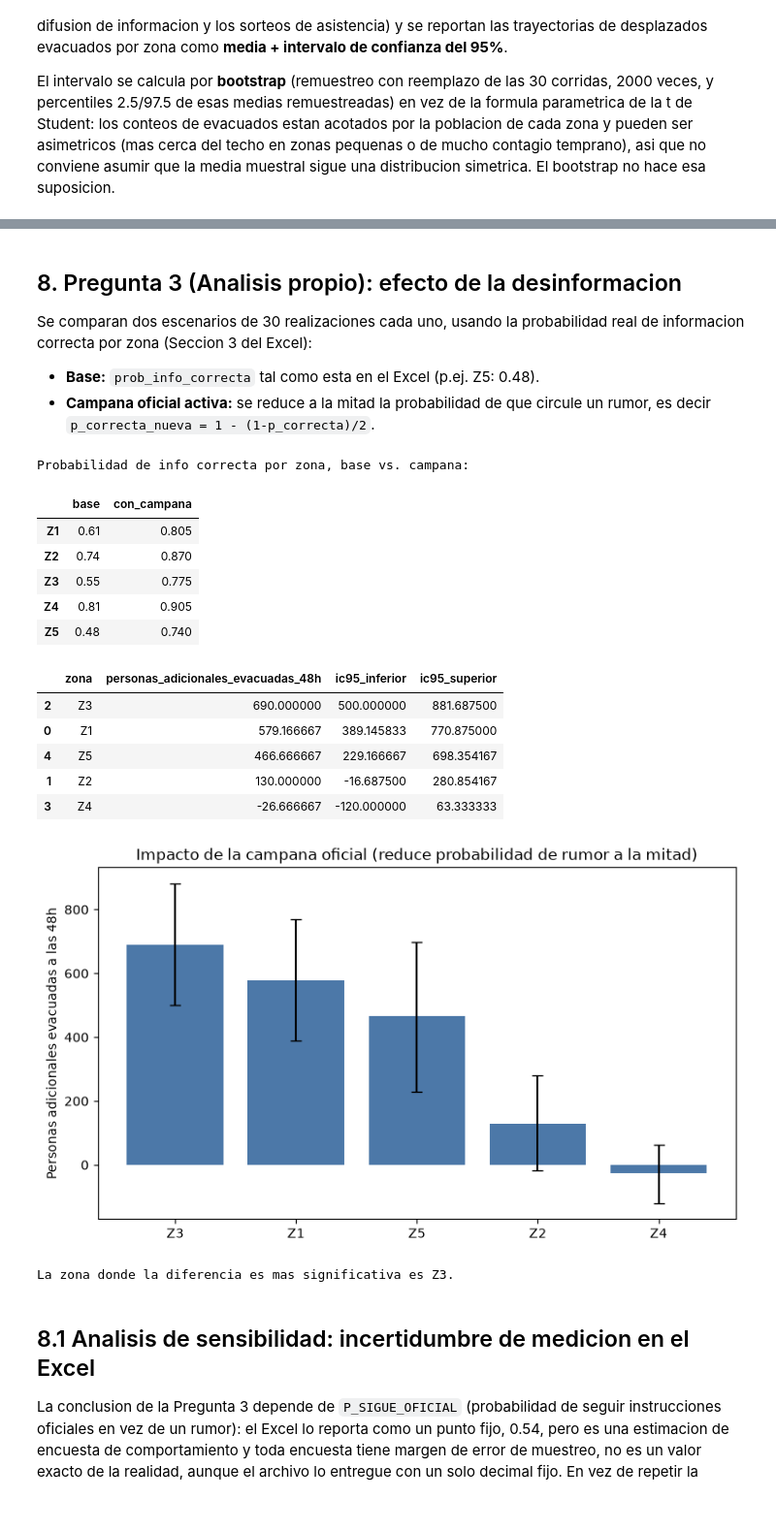
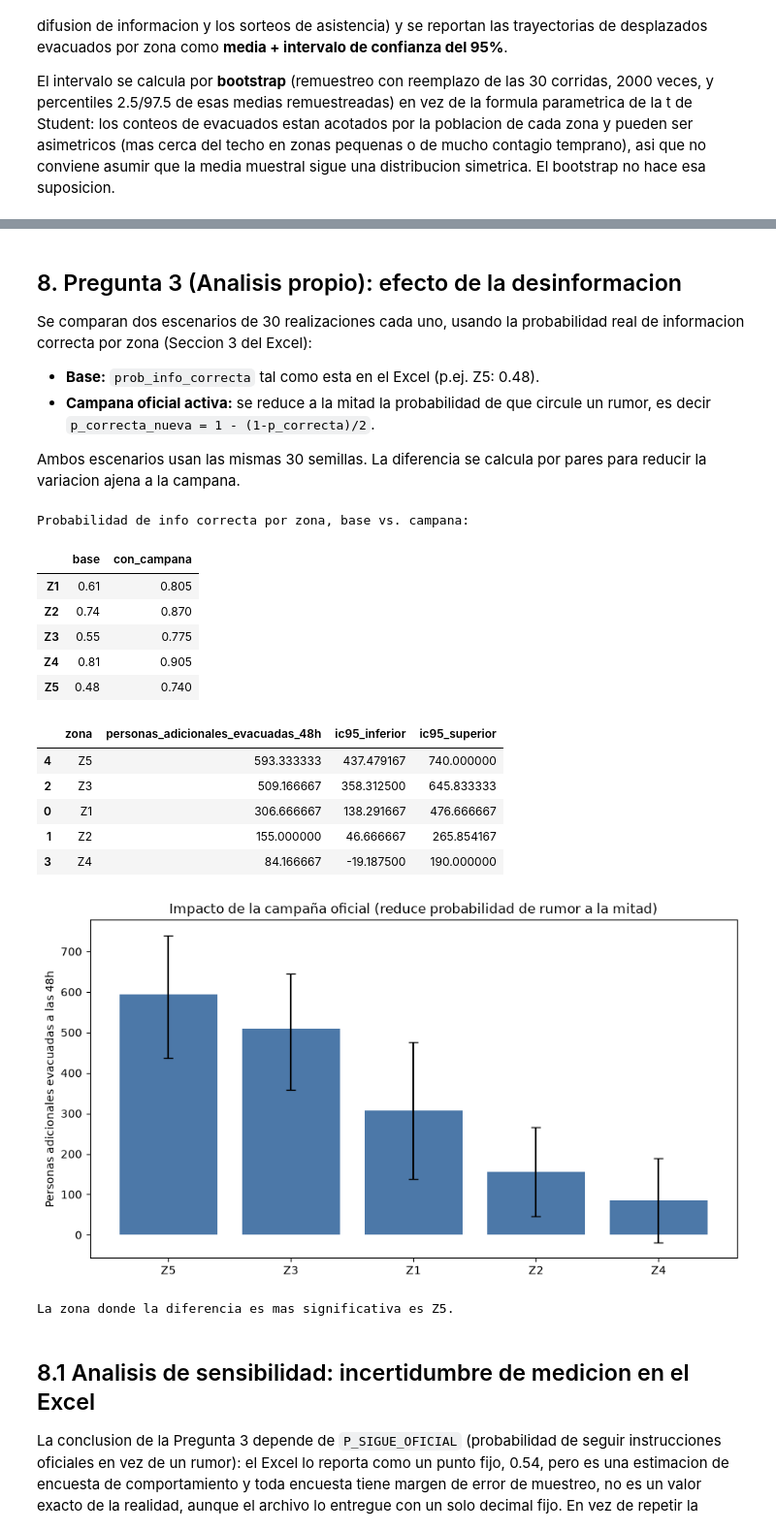
Before and after one commit to DufreyM/CC2017-Examen1, a Jupyter notebook: notebooks/grupo6_modelo.ipynb, the cells around one changed output, grey strips where cells are left out. Shown at 97% size. Drawn from its saved outputs; the diff is of its cells as text; code cells hidden in the pictures.

```diff
--- a/notebooks/grupo6_modelo.ipynb
+++ b/notebooks/grupo6_modelo.ipynb
@@ -80,6 +79,9 @@ from src import grupo6_model as m
 OUTPUT_DIR = PROJECT_ROOT / "data" / "processed"
 OUTPUT_DIR.mkdir(parents=True, exist_ok=True)
 
+FIGURES_DIR = PROJECT_ROOT / "reports" / "figures"
+FIGURES_DIR.mkdir(parents=True, exist_ok=True)
+
 plt.rcParams["figure.figsize"] = (9, 5)
 pd.set_option("display.width", 120)
 # %% [markdown]
@@ -596,8 +772,11 @@ probabilidad real de informacion correcta por zona (Seccion 3 del Excel):
 - **Base:** `prob_info_correcta` tal como esta en el Excel (p.ej. Z5: 0.48).
 - **Campana oficial activa:** se reduce a la mitad la probabilidad de que
   circule un rumor, es decir `p_correcta_nueva = 1 - (1-p_correcta)/2`.
+
+Ambos escenarios usan las mismas 30 semillas. La diferencia se calcula
+por pares para reducir la variacion ajena a la campana.
 # %%
-trayectorias_campana, corridas_campana = correr_monte_carlo(campana_activa=True, semilla_base=5000)
+trayectorias_campana, corridas_campana = correr_monte_carlo(campana_activa=True, semilla_base=1000)
 media_campana, lo_campana, hi_campana = media_ic95(trayectorias_campana)
 
 print("Probabilidad de info correcta por zona, base vs. campana:")
@@ -627,26 +806,28 @@ Probabilidad de info correcta por zona, base vs. campana:
 | Z4 | 0.81 | 0.905 |
 | Z5 | 0.48 | 0.740 |
 |  | zona | personas_adicionales_evacuadas_48h | ic95_inferior | ic95_superior |
-| 2 | Z3 | 690.000000 | 500.000000 | 881.687500 |
-| 0 | Z1 | 579.166667 | 389.145833 | 770.875000 |
-| 4 | Z5 | 466.666667 | 229.166667 | 698.354167 |
-| 1 | Z2 | 130.000000 | -16.687500 | 280.854167 |
-| 3 | Z4 | -26.666667 | -120.000000 | 63.333333 |
+| 4 | Z5 | 593.333333 | 437.479167 | 740.000000 |
+| 2 | Z3 | 509.166667 | 358.312500 | 645.833333 |
+| 0 | Z1 | 306.666667 | 138.291667 | 476.666667 |
+| 1 | Z2 | 155.000000 | 46.666667 | 265.854167 |
+| 3 | Z4 | 84.166667 | -19.187500 | 190.000000 |
 # %%
 fig, ax = plt.subplots()
 ax.bar(df_dif["zona"], df_dif["personas_adicionales_evacuadas_48h"],
        yerr=[df_dif["personas_adicionales_evacuadas_48h"] - df_dif["ic95_inferior"],
              df_dif["ic95_superior"] - df_dif["personas_adicionales_evacuadas_48h"]],
        capsize=4, color="#4c78a8")
 ax.set_ylabel("Personas adicionales evacuadas a las 48h")
-ax.set_title("Impacto de la campana oficial (reduce probabilidad de rumor a la mitad)")
+ax.set_title("Impacto de la campaña oficial (reduce probabilidad de rumor a la mitad)")
+fig.tight_layout()
+fig.savefig(FIGURES_DIR / "impacto_campana_desinformacion_ic95.png", dpi=180, bbox_inches="tight")
 plt.show()
 
 zona_mas_impacto = df_dif.iloc[0]["zona"]
 print(f"La zona donde la diferencia es mas significativa es {zona_mas_impacto}.")
 # %% [output]
-[figure, old version]
+[figure, new version]
-La zona donde la diferencia es mas significativa es Z3.
+La zona donde la diferencia es mas significativa es Z5.
 # %% [markdown]
 ## 8.1 Analisis de sensibilidad: incertidumbre de medicion en el Excel
 
```
Also changed, not shown: parts of 17 cells of this notebook, 15 other files.
